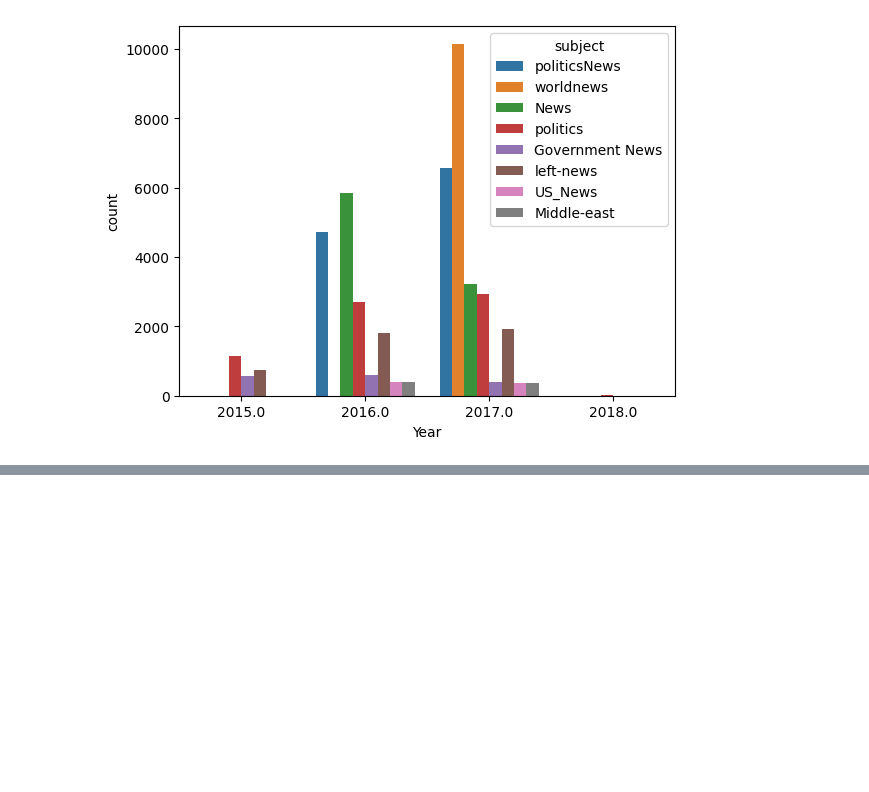
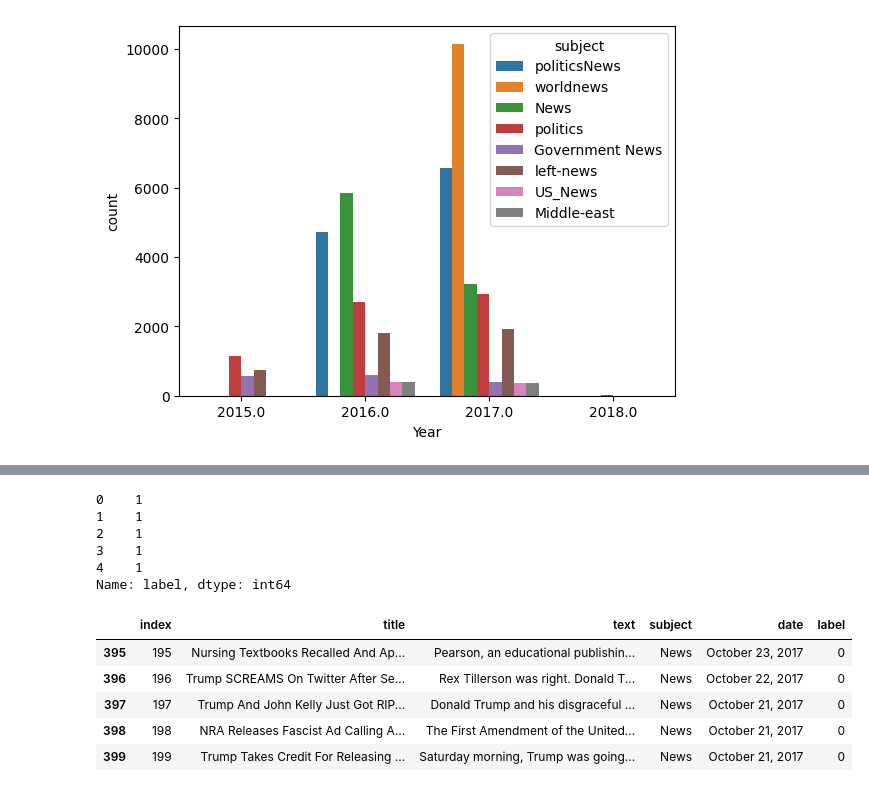
Before and after one commit to 9tw/fake-news-detection, a Jupyter notebook: main.ipynb, the cells around one changed output, grey strips where cells are left out. Saved outputs shown, nothing was run; the diff lists cells and outputs as text; code cells hidden in the pictures; blank space fills up the shorter version.

Commit message:
dataframe 1

```diff
--- a/main.ipynb
+++ b/main.ipynb
@@ -74,3 +74,8 @@ sns.countplot(data = df, x = "Year", hue="subject")
 # %% [output]
 <Axes: xlabel='Year', ylabel='count'>
 [figure]
+# %%
+frames = [true.head(200), fake.head(200)]
+df = pd.concat(frames)
+X = df.drop('label', axis = 1)
+y = df['label']
@@ -76,0 +100,21 @@ sns.countplot(data = df, x = "Year", hue="subject")
+# %%
+y.head()
+# %% [output]
+0    1
+1    1
+2    1
+3    1
+4    1
+Name: label, dtype: int64
+# %%
+df = df.dropna()
+df2 = df.copy()
+df2.reset_index(inplace = True)
+df2.tail()
+# %% [output]
+|  | index | title | text | subject | date | label |
+| 395 | 195 | Nursing Textbooks Recalled And Ap... | Pearson, an educational publishin... | News | October 23, 2017 | 0 |
+| 396 | 196 | Trump SCREAMS On Twitter After Se... | Rex Tillerson was right. Donald T... | News | October 22, 2017 | 0 |
+| 397 | 197 | Trump And John Kelly Just Got RIP... | Donald Trump and his disgraceful ... | News | October 21, 2017 | 0 |
+| 398 | 198 | NRA Releases Fascist Ad Calling A... | The First Amendment of the United... | News | October 21, 2017 | 0 |
+| 399 | 199 | Trump Takes Credit For Releasing ... | Saturday morning, Trump was going... | News | October 21, 2017 | 0 |
```
Also changed, not shown: parts of 2 cells of this notebook.
